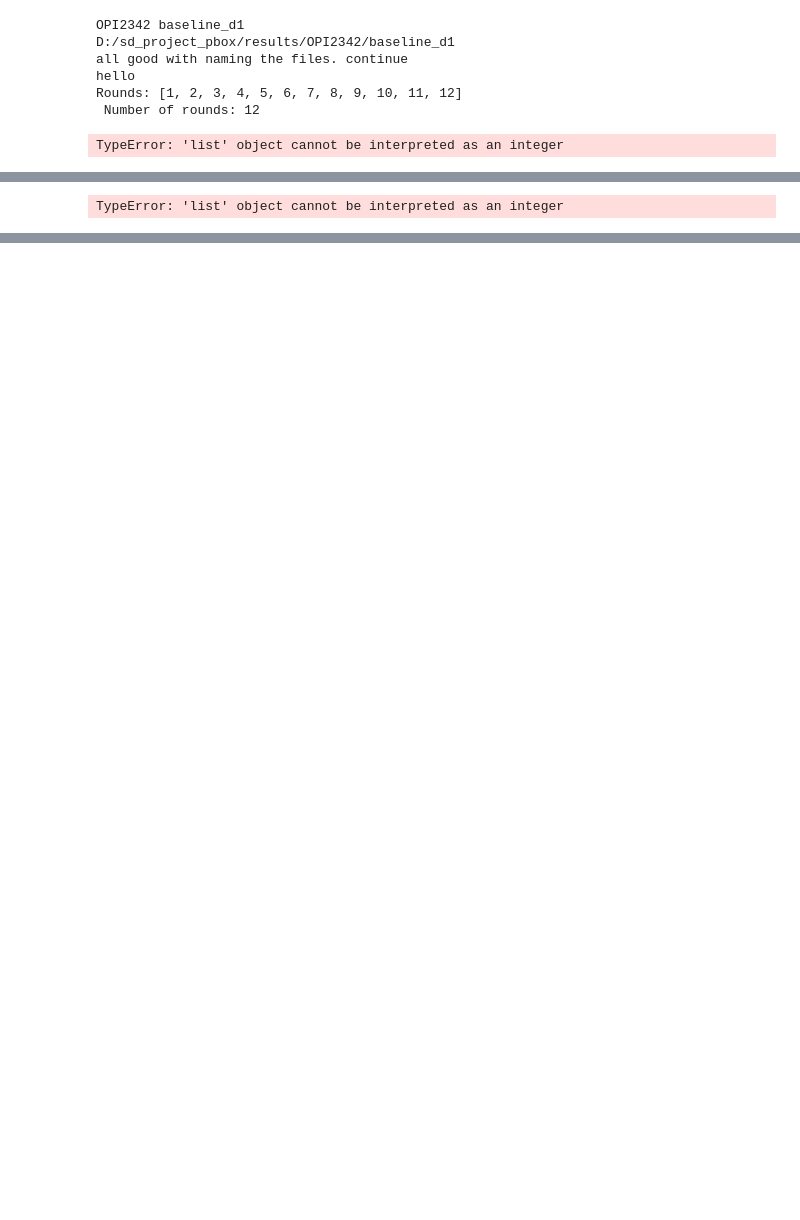
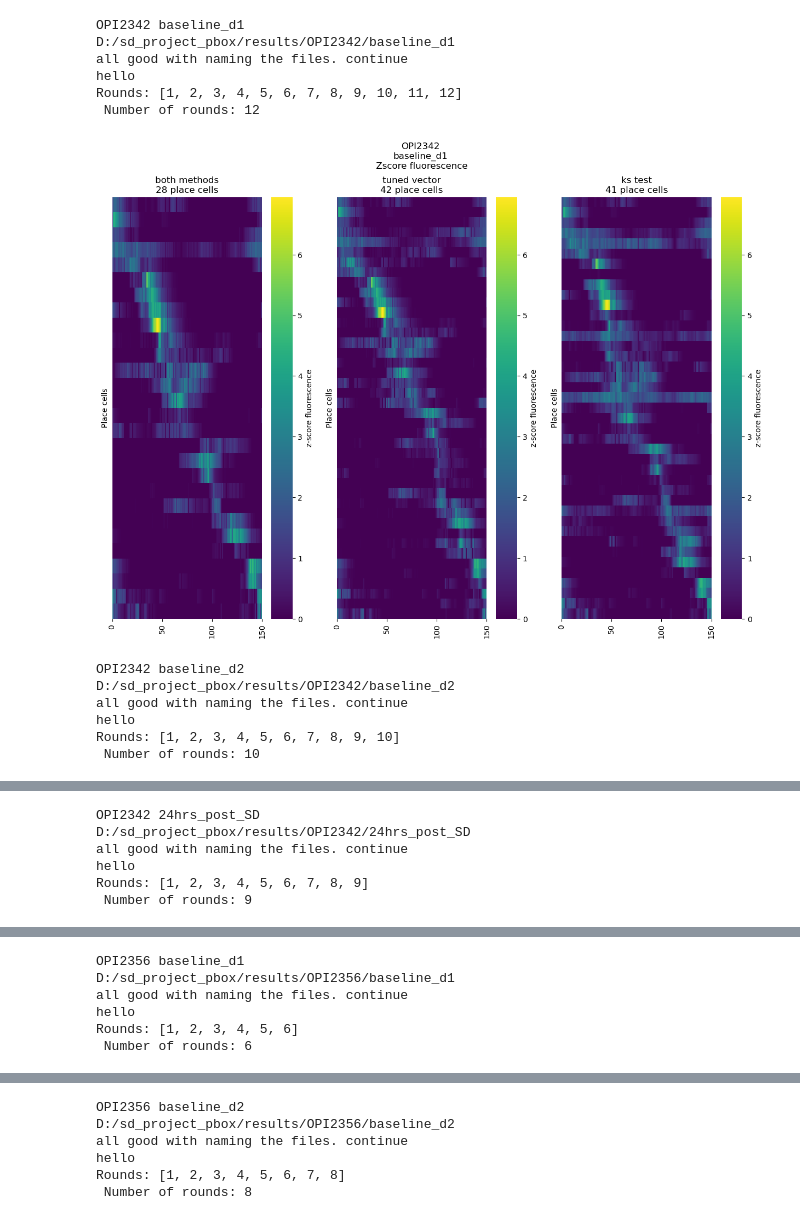
Before and after one commit to ttamiolakis/2p-place-coding, a Jupyter notebook: notebooks/run_analysis.ipynb, the cells around one changed output, grey strips where cells are left out. Drawn from its saved outputs; the diff is of its cells as text; code cells hidden in the pictures; blank space fills up the shorter version.

```diff
--- a/notebooks/run_analysis.ipynb
+++ b/notebooks/run_analysis.ipynb
@@ -4,29 +4,36 @@ import os
 # %%
 
 
 mice_list=['OPI2342','OPI2356']
 conditions=['baseline_d1','baseline_d2','24hrs_post_SD']
 num_bins=150
 belt_length=150
 peak_threshold=3 #amount of sd from the baseline activity
 peak_distance=10 #distance in cells that I am looking for local maxima
 belt_length=150 #(in cm)
 shuffling_times=1000  #time of shuffling for statistical comparison
+n_events_threshold=3
 
 exported_data_folder='D:/sd_project_pbox/exported_data'
 
 for mouse_ID in mice_list:
     for condition in conditions:
         print(mouse_ID,condition)
         save_folder=f"D:/sd_project_pbox/results/{mouse_ID}/{condition}"
         print(save_folder)
 
         %run spatial_coding_test.ipynb
 # %% [output]
 OPI2342 baseline_d1
 D:/sd_project_pbox/results/OPI2342/baseline_d1
 all good with naming the files. continue
 hello
 Rounds: [1, 2, 3, 4, 5, 6, 7, 8, 9, 10, 11, 12]
  Number of rounds: 12
+[figure, added]
-TypeError: 'list' object cannot be interpreted as an integer
+OPI2342 baseline_d2
+D:/sd_project_pbox/results/OPI2342/baseline_d2
+all good with naming the files. continue
+hello
+Rounds: [1, 2, 3, 4, 5, 6, 7, 8, 9, 10]
+ Number of rounds: 10
@@ -33 +41,6 @@ TypeError: 'list' object cannot be interpreted as an integer
-TypeError: 'list' object cannot be interpreted as an integer
+OPI2342 24hrs_post_SD
+D:/sd_project_pbox/results/OPI2342/24hrs_post_SD
+all good with naming the files. continue
+hello
+Rounds: [1, 2, 3, 4, 5, 6, 7, 8, 9]
+ Number of rounds: 9
@@ -33,0 +48,6 @@ TypeError: 'list' object cannot be interpreted as an integer
+OPI2356 baseline_d1
+D:/sd_project_pbox/results/OPI2356/baseline_d1
+all good with naming the files. continue
+hello
+Rounds: [1, 2, 3, 4, 5, 6]
+ Number of rounds: 6
@@ -33,0 +55,6 @@ TypeError: 'list' object cannot be interpreted as an integer
+OPI2356 baseline_d2
+D:/sd_project_pbox/results/OPI2356/baseline_d2
+all good with naming the files. continue
+hello
+Rounds: [1, 2, 3, 4, 5, 6, 7, 8]
+ Number of rounds: 8
```
Also changed, not shown: parts of 4 cells of this notebook, 2 other files.
